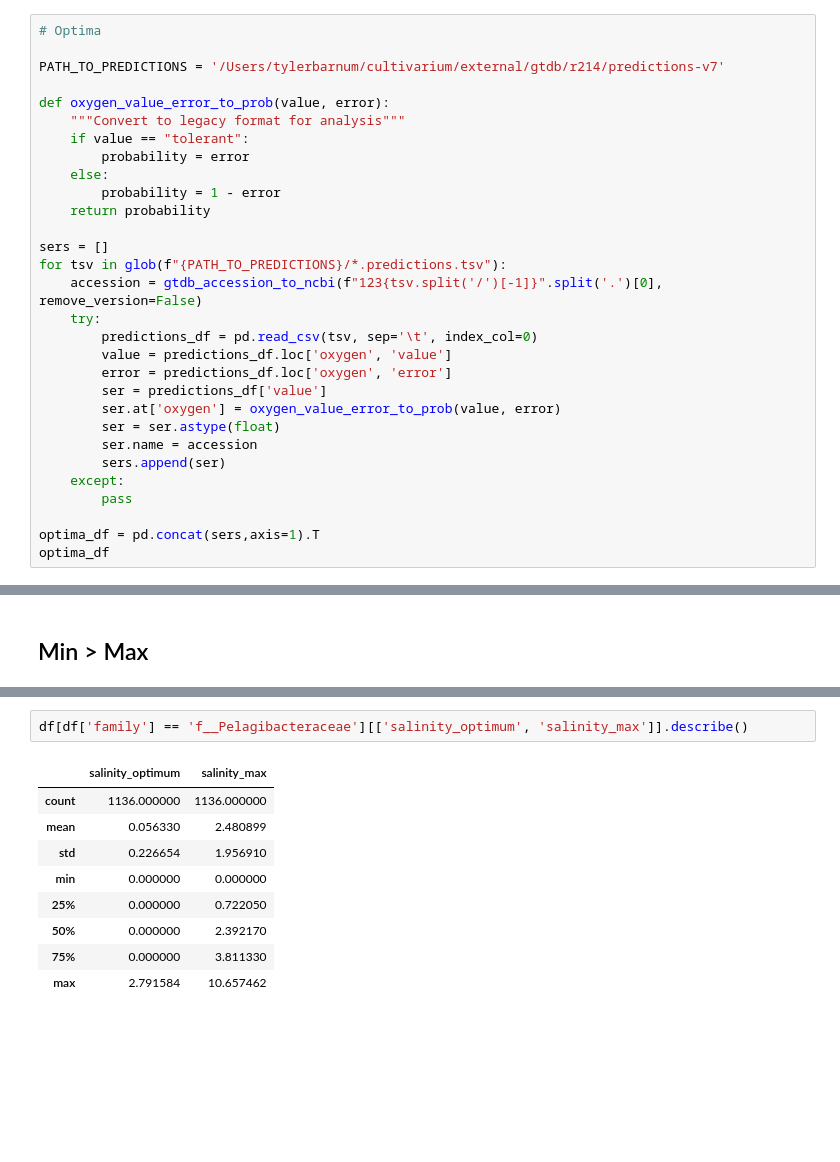
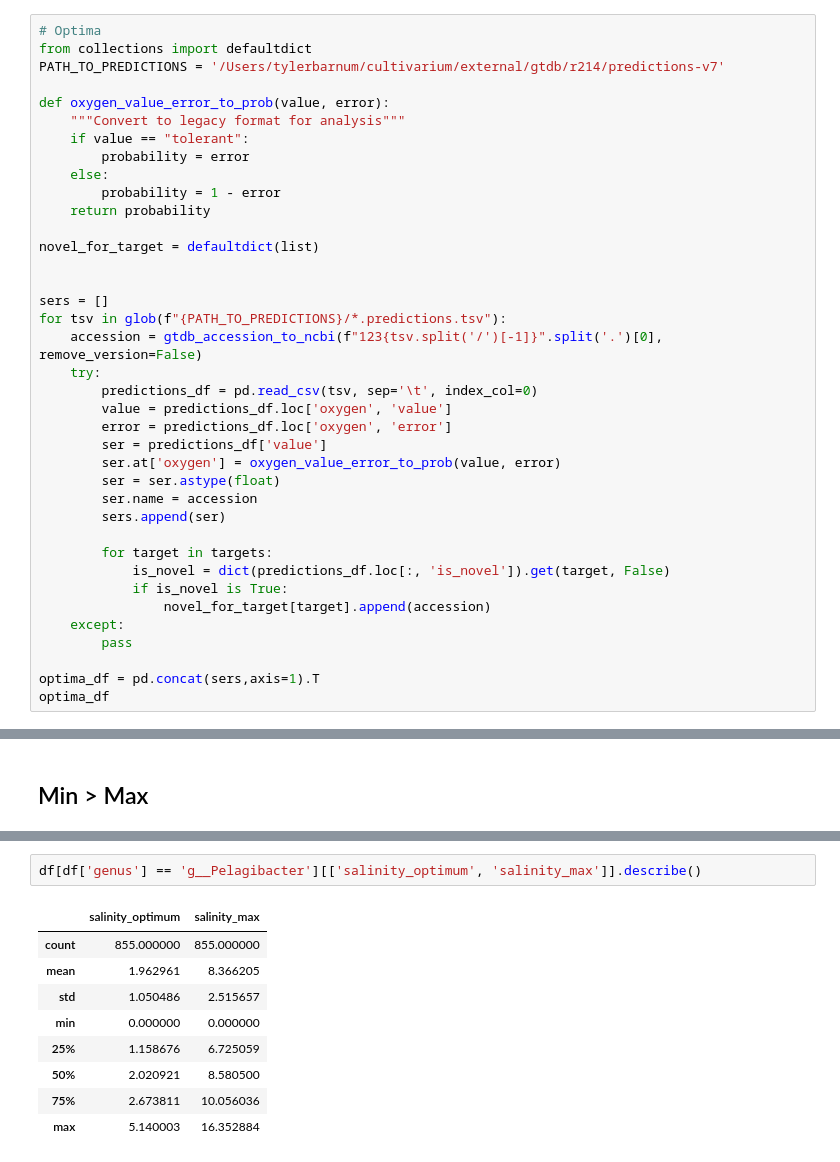
Before and after one commit to cultivarium/GenomeSPOT, a Jupyter notebook: notebooks/analyze_all_species.ipynb, the cells around one changed output, grey strips where cells are left out. Cells and saved outputs as stored; diff of their text form; blank space fills up the shorter version.

```diff
--- a/notebooks/analyze_all_species.ipynb
+++ b/notebooks/analyze_all_species.ipynb
@@ -206,7 +206,7 @@ df_features
 # df_features[[col for col in df_features.columns if col.startswith('all') and len(col.split('aa_')[-1]) != 2]].to_csv('gtdb_features_subset_20231203.tsv' , sep='\t')
 # %%
 # Optima
-
+from collections import defaultdict
 PATH_TO_PREDICTIONS = '/Users/tylerbarnum/cultivarium/external/gtdb/r214/predictions-v7'
 
 def oxygen_value_error_to_prob(value, error):
@@ -216,6 +216,9 @@ def oxygen_value_error_to_prob(value, error):
     else:
         probability = 1 - error
     return probability
+
+novel_for_target = defaultdict(list)
+
 
 sers = []
 for tsv in glob(f"{PATH_TO_PREDICTIONS}/*.predictions.tsv"):
@@ -229,6 +232,11 @@ for tsv in glob(f"{PATH_TO_PREDICTIONS}/*.predictions.tsv"):
         ser = ser.astype(float)
         ser.name = accession
         sers.append(ser)
+
+        for target in targets:
+            is_novel = dict(predictions_df.loc[:, 'is_novel']).get(target, False)
+            if is_novel is True:
+                novel_for_target[target].append(accession)
     except:
         pass
 
@@ -939,17 +1032,17 @@ c__Phycisphaerae               10
 c__Babeliae                    10
 Name: count, dtype: int64
 # %%
-df[df['family'] == 'f__Pelagibacteraceae'][['salinity_optimum', 'salinity_max']].describe()
+df[df['genus'] == 'g__Pelagibacter'][['salinity_optimum', 'salinity_max']].describe()
 # %% [output]
 |  | salinity_optimum | salinity_max |
-| count | 1136.000000 | 1136.000000 |
-| mean | 0.056330 | 2.480899 |
-| std | 0.226654 | 1.956910 |
+| count | 855.000000 | 855.000000 |
+| mean | 1.962961 | 8.366205 |
+| std | 1.050486 | 2.515657 |
 | min | 0.000000 | 0.000000 |
-| 25% | 0.000000 | 0.722050 |
-| 50% | 0.000000 | 2.392170 |
-| 75% | 0.000000 | 3.811330 |
-| max | 2.791584 | 10.657462 |
+| 25% | 1.158676 | 6.725059 |
+| 50% | 2.020921 | 8.580500 |
+| 75% | 2.673811 | 10.056036 |
+| max | 5.140003 | 16.352884 |
 # %%
 taxlevels = ['family', 'phylum']
 ser_some = df.loc[optima_df[optima_df[y] <= optima_df[x]].index, taxlevels].value_counts()
```
Also changed, not shown: parts of 19 cells of this notebook, 21 other files.
